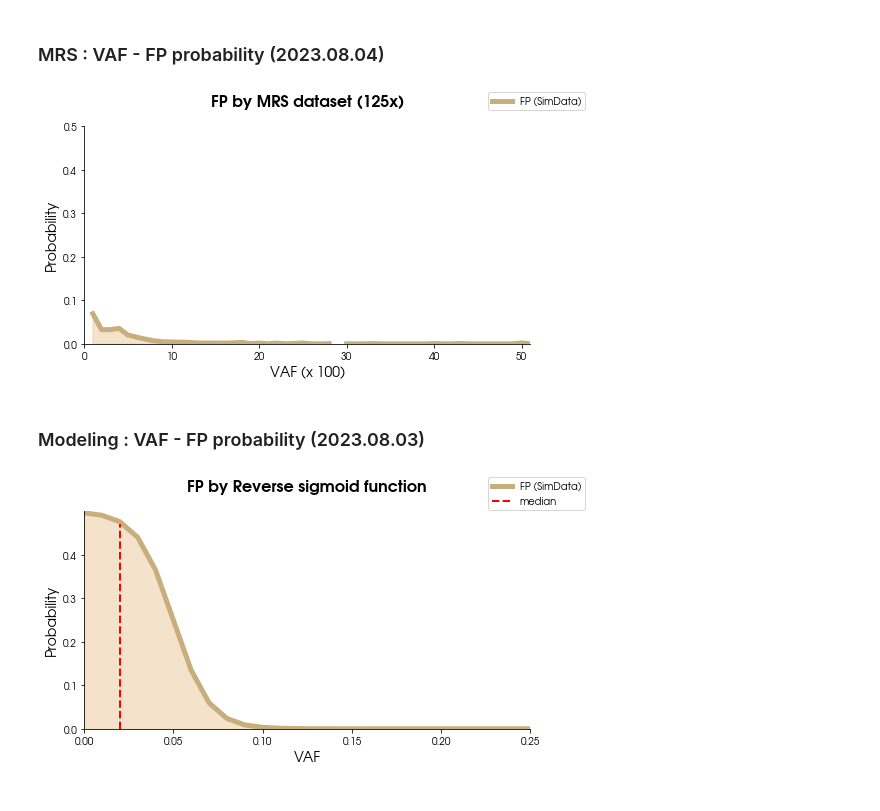
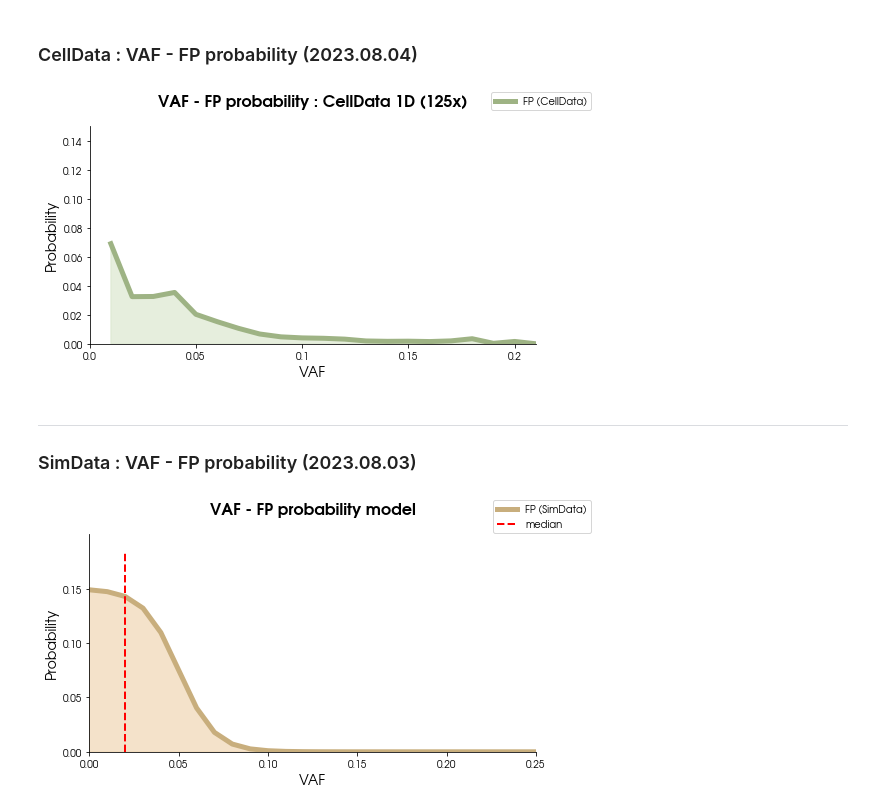
Before and after one commit to goldpm1/cle, a Jupyter notebook: 1.SimData_FPdistribution.ipynb, the cells around one changed output. Cells and saved outputs as stored; diff of their text form; code cells hidden in the pictures.

```diff
--- a/1.SimData_FPdistribution.ipynb
+++ b/1.SimData_FPdistribution.ipynb
@@ -1,5 +78,5 @@
 # %% [markdown]
-### MRS : VAF - FP probability (2023.08.04)
+### CellData : VAF - FP probability (2023.08.04)
 # %%
 def visualization (vaf_fP_ratio, **kwargs):
     import matplotlib.pyplot as plt
@@ -10,10 +87,10 @@ def visualization (vaf_fP_ratio, **kwargs):
     fig, ax = plt.subplots (figsize = (8, 4))
     #ax.set_yticks ( np.arange (0, np.max(y), 0.1))
 
-    ax.set_title ( "FP by MRS dataset ({}x)".format(kwargs["DEPTH_MEAN"]), fontsize = 16, fontweight='bold', color='black', pad=20)
+    ax.set_title ( "VAF - FP probability : CellData 1D ({}x)".format(kwargs["DEPTH_MEAN"]), fontsize = 16, fontweight='bold', color='black', pad=20)
 
-    ax.plot (x, y, label = "FP (SimData)", linewidth = 5, color = '#C8AE7D')
-    ax.fill_between(x, y, color='#EAC696', alpha=0.5)
+    ax.plot (x, y, label = "FP (CellData)", linewidth = 5, color = '#9EB384')
+    ax.fill_between(x, y, color='#CEDEBD', alpha=0.5)
     #ax.axvline(x = 0.02,  ymin = 0, ymax = TN_prior_cal (0.02)/plt.ylim()[1] * 1.03, label = "median", linestyle='--', linewidth=2, color = 'red' )
 
     # 축 설정
@@ -21,7 +98,7 @@ def visualization (vaf_fP_ratio, **kwargs):
     ax.set_xticklabels (  np.round ( np.arange (0, 1.01, 0.05), 2 ) )
     ax.set_xlabel("VAF", fontdict = {"fontsize" : 14})
     ax.set_ylabel("Probability", fontdict = {"fontsize" : 14})
-    ax.axis ( [0, 26, 0, 0.5] )
+    ax.axis ( [0, 21, 0, 0.15] )
 
     # Spine 설정
     fig.gca().spines['top'].set_visible(False)
@@ -44,7 +121,10 @@ if __name__ == "__main__":
 
     for filename in sorted(os.listdir (DIR)):
         kwargs["SAMPLENAME"] = re.split(r'[_ .]', filename)[0]
-        #print (kwargs["SAMPLENAME"])
+        #print ( kwargs ["SAMPLENAME"])
+        if os.path.isdir( DIR + "/" + filename ) == True:
+            continue
+
         inputdf = pd.read_csv ( DIR + "/" + filename, sep = "\t", header = None)
 
         if inputdf.shape[1] == 3: #  If 4th column (BQ) is absent
@@ -75,41 +155,43 @@ if __name__ == "__main__":
 
     visualization (vaf_fp_ratio, **kwargs)
 # %% [output]
-[figure, old version]
+[figure, new version]
 # %% [markdown]
-### Modeling : VAF - FP probability (2023.08.03)
+---
+
+### SimData : VAF - FP probability (2023.08.03)
 # %%
 def TN_prior_cal(x):
     from scipy.special import expit
-    return (1 - expit( 100*x - 5)) * 0.5
+    return (1 - expit( 100*x - 5)) * 0.15
 
 if __name__ == "__main__":
     import numpy as np
     import matplotlib
     matplotlib.rcParams["font.family"] = "URW Gothic"
     import matplotlib.pyplot as plt
 
     x = np.linspace(0, 1, 101)
     y = np.array ( [TN_prior_cal(i) for i in x] )
 
     fig, ax = plt.subplots (figsize = (8, 4))
-    ax.set_yticks ( np.arange (0, np.max(y), 0.1))
+    ax.set_yticks ( np.arange (0, np.max(y) * 1.1, 0.05))
 
-    ax.set_title ( "FP by Reverse sigmoid function", fontsize = 16, fontweight='bold', color='black', pad=20)
+    ax.set_title ( "VAF - FP probability model", fontsize = 16, fontweight='bold', color='black', pad=20)
 
     ax.plot (x, y, label = "FP (SimData)", linewidth = 5, color = '#C8AE7D')
     ax.fill_between(x, y, color='#EAC696', alpha=0.5)
-    ax.axvline(x = 0.02,  ymin = 0, ymax = TN_prior_cal (0.02)/plt.ylim()[1] * 1.03, label = "median", linestyle='--', linewidth=2, color = 'red' )
+    ax.axvline(x = 0.02,  ymin = 0, ymax = TN_prior_cal (0.02)/plt.ylim()[1] , label = "median", linestyle='--', linewidth=2, color = 'red' )
 
     # 축 설정
     ax.set_xlabel("VAF", fontdict = {"fontsize" : 14})
     ax.set_ylabel("Probability", fontdict = {"fontsize" : 14})
-    ax.axis ( [0, 0.25, 0, 0.5] )
+    ax.axis ( [0, 0.25, 0, 0.2] )
 
     # Spine 설정
     fig.gca().spines['top'].set_visible(False)
     fig.gca().spines['right'].set_visible(False)
     fig.legend()
 # %% [output]
-[figure, old version]
+[figure, new version]
 # %% [markdown]
```
Also changed, not shown: parts of 4 cells of this notebook, 51 other files.
